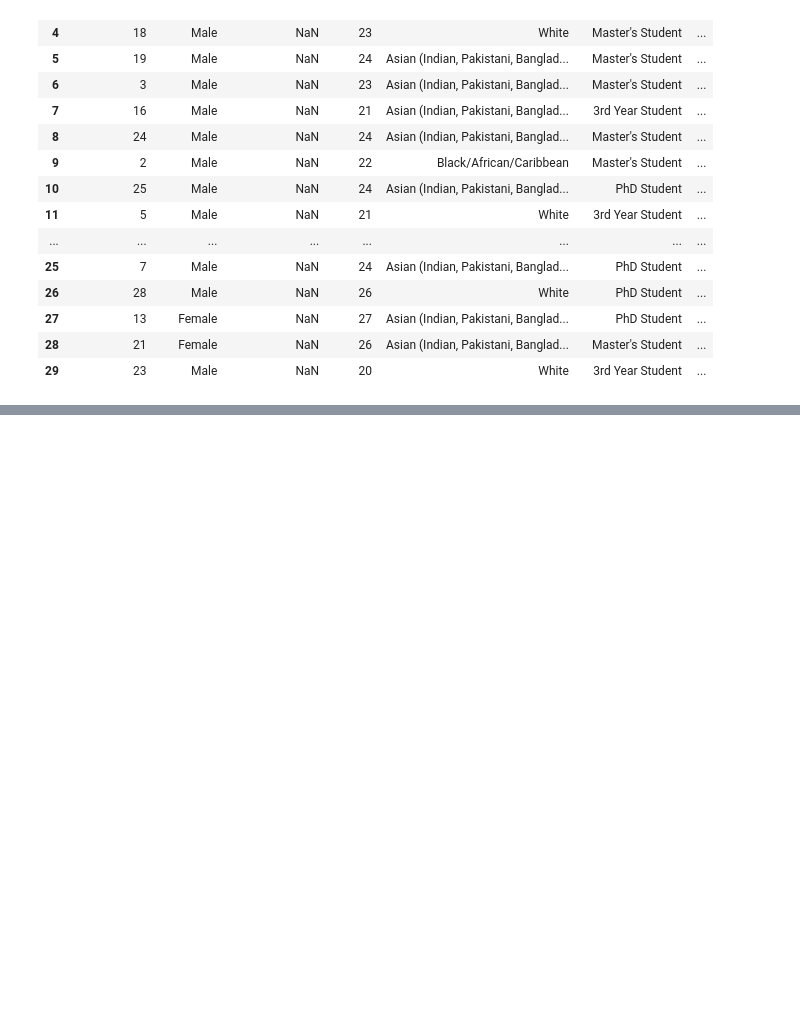
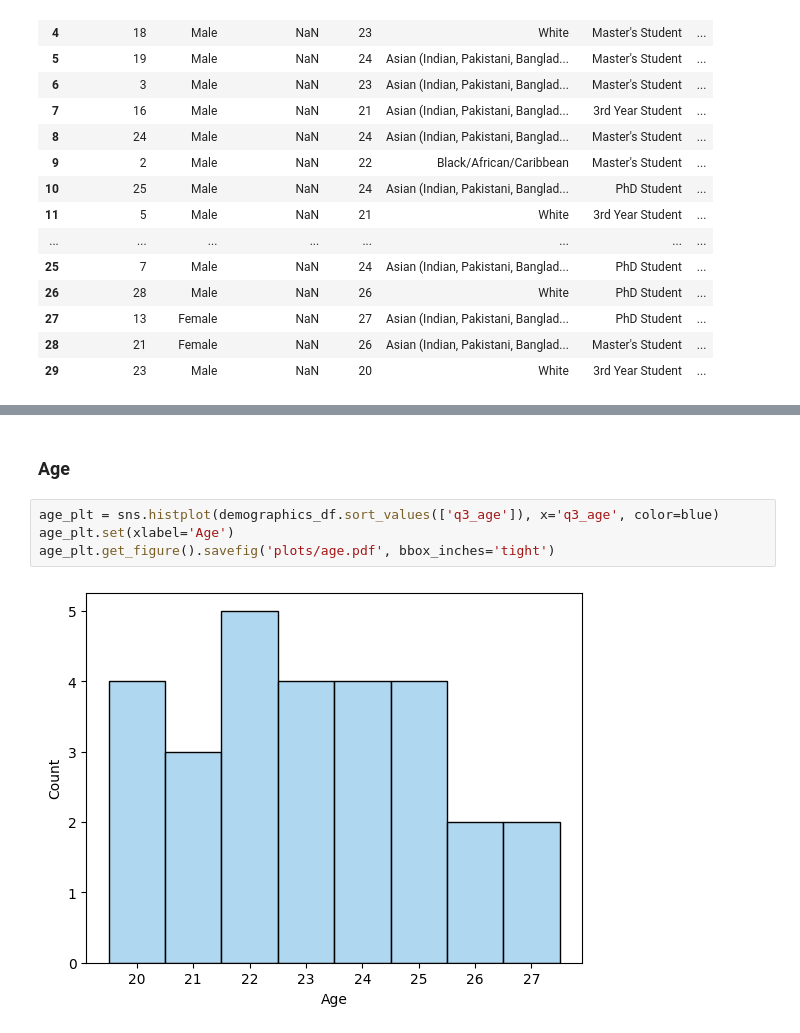
Before and after one commit to m-messer/Menagerie, a Jupyter notebook: demographics_analysis.ipynb, the cells around one changed output, grey strips where cells are left out. Drawn from its saved outputs; the diff is of its cells as text; blank space fills up the shorter version.

```diff
--- a/demographics_analysis.ipynb
+++ b/demographics_analysis.ipynb
@@ -31,0 +49,8 @@ demographics_df
+# %% [markdown]
+### Age
+# %%
+age_plt = sns.histplot(demographics_df.sort_values(['q3_age']), x='q3_age', color=blue)
+age_plt.set(xlabel='Age')
+age_plt.get_figure().savefig('plots/age.pdf', bbox_inches='tight')
+# %% [output]
+[figure, added]
```
Also changed, not shown: parts of 19 cells of this notebook, 9 other files.
